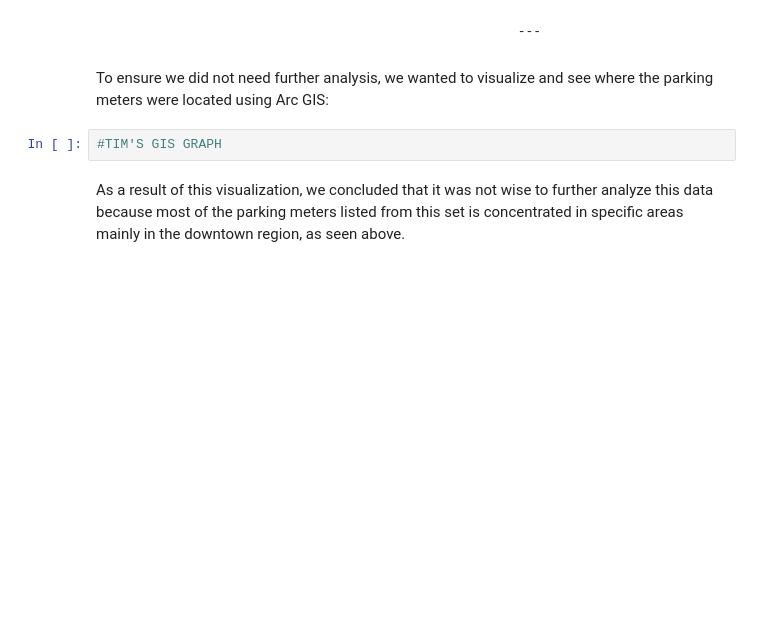
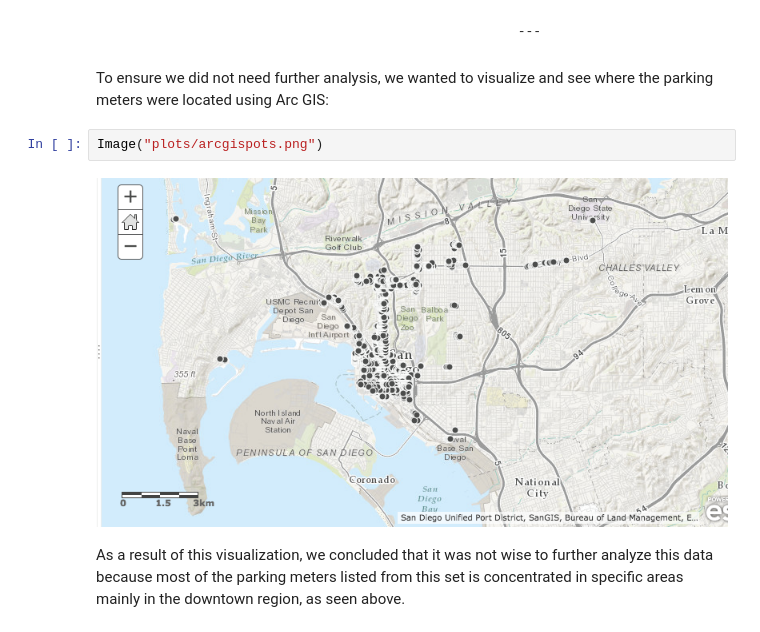
Before and after one commit to mac011/Pr_087, a Jupyter notebook: Pr_087_HackathonSubmission.ipynb, the cells around one changed output. Cells and saved outputs as stored; diff of their text form; blank space fills up the shorter version.

```diff
--- a/Pr_087_HackathonSubmission.ipynb
+++ b/Pr_087_HackathonSubmission.ipynb
@@ -129,8 +129,10 @@ We found that these graphs did not show any evidence of significant data, especi
                                                         ---
 # %% [markdown]
 To ensure we did not need further analysis, we wanted to visualize and see where the parking meters were located using Arc GIS:
-# %%
-#TIM'S GIS GRAPH
+# %%
+Image("plots/arcgispots.png")
+# %% [output]
+[figure, added]
 # %% [markdown]
 As a result of this visualization, we concluded that it was not wise to further analyze this data because most of the parking meters listed from this set is concentrated in specific areas mainly in the downtown region, as seen above.
 # %% [markdown]
```
Also changed, not shown: parts of 1 cell of this notebook.
